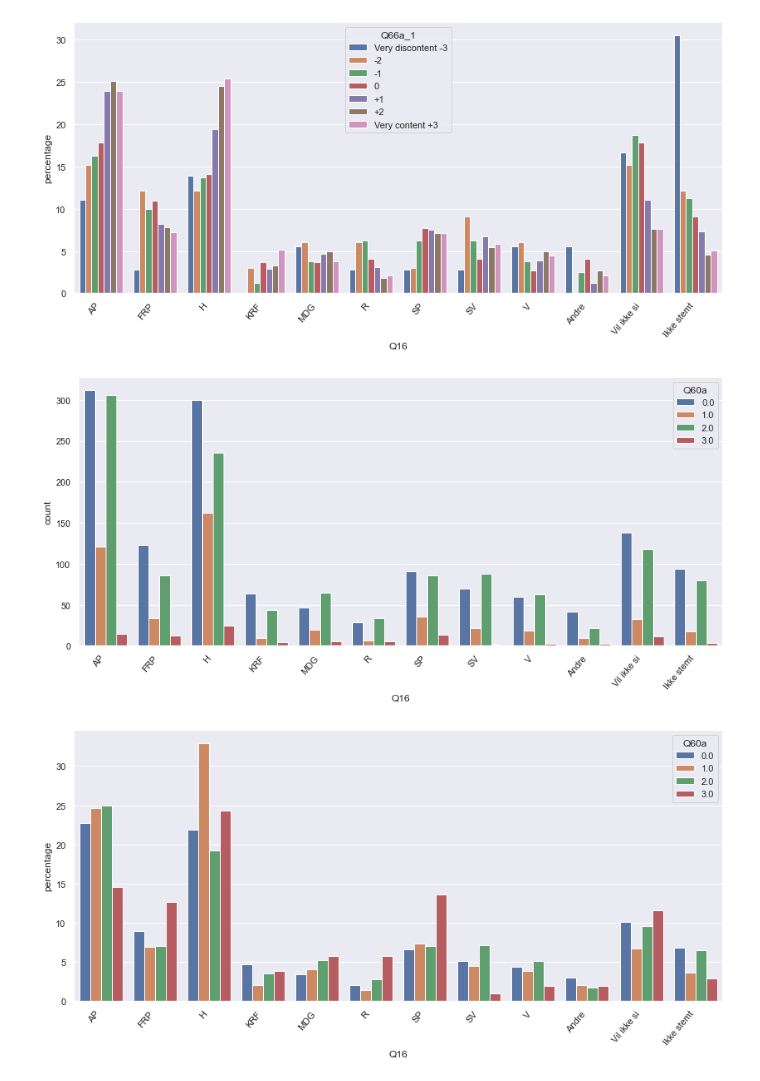
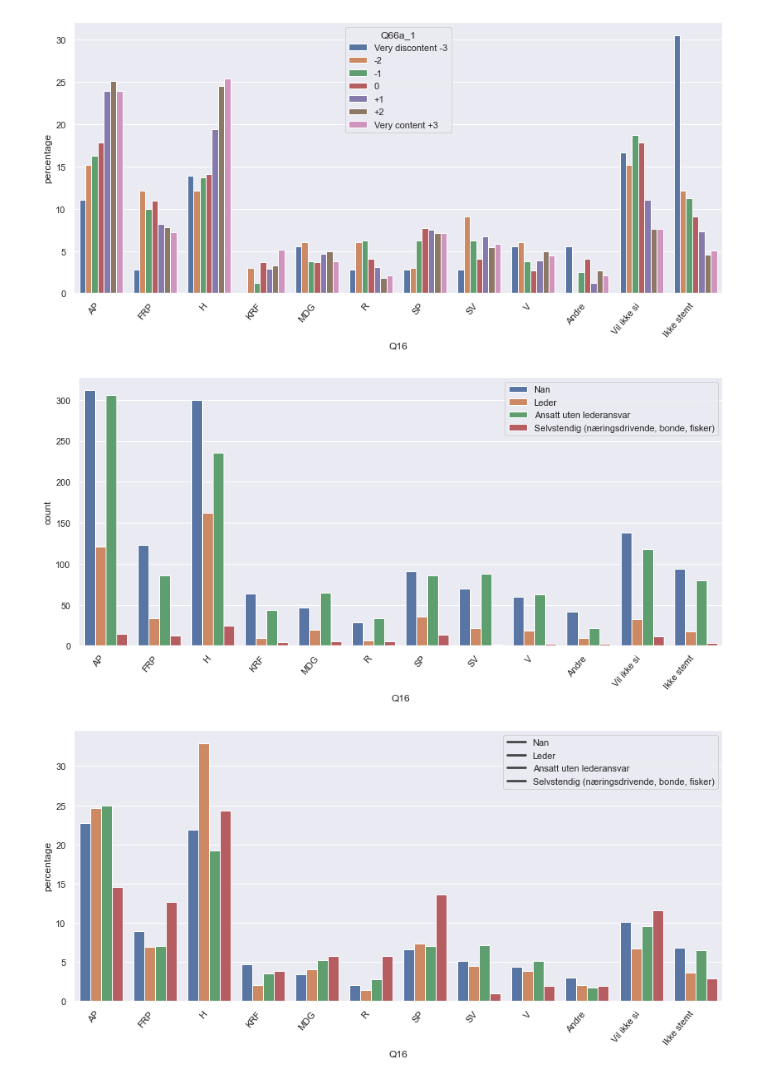
Before and after one commit to maritoye/Statistical-Learning, a Jupyter notebook: kommune_visualize.ipynb, the cells around one changed output. Cells and saved outputs as stored; diff of their text form; code cells hidden in the pictures.

```diff
--- a/kommune_visualize.ipynb
+++ b/kommune_visualize.ipynb
@@ -323,32 +323,33 @@ _ = plt.setp(p.get_xticklabels(), rotation=50)  # Rotate labels
 [figure]
 [figure]
 # %%
-#happiness = ["Very discontent -3", "-2", "-1", "0", "+1", "+2", "Very content +3"]
+work = ["Nan", "Leder", "Ansatt uten lederansvar", "Selvstendig (næringsdrivende, bonde, fisker)"]
 parties = ["AP","FRP","H","KRF","MDG","R","SP","SV","V","Andre","Vil ikke si","Ikke stemt"]
 sns.set(rc = {'figure.figsize':(14,6)})
 
 #Visualize without those who do not know
 without_8 = data[data.Q66a_1 != 8]
 without_8 = without_8[without_8.Q16 != 11.0]
 
 ax = sns.countplot(hue="Q60a",x="Q16",data=without_8)
 ax.set_xticklabels(parties, rotation=50, ha="right")
+ax.legend(work)
 plt.show()
 
 happy_counts = (without_8.groupby(['Q60a'])['Q16']
                      .value_counts(normalize=True)
                      .rename('percentage')
                      .mul(100)
                      .reset_index()
                      .sort_values('Q16'))
-#without_8["Q60a"] = without_8["Q60a"].map(dict(zip(range(1,7), happiness)))
+without_8["Q60a"] = without_8["Q60a"].map(dict(zip(range(0,3), work)))
 
 p = sns.barplot(x="Q16", y="percentage", hue="Q60a", data=happy_counts)
 p.set_xticklabels(parties, rotation=50, ha="right")
-#p.legend(happiness)
+p.legend(work)
 _ = plt.setp(p.get_xticklabels(), rotation=50)  # Rotate labels
 # %% [output]
-[figure, old version]
+[figure, new version]
-[figure, old version]
+[figure, new version]
 # %%
 data.to_csv("kommune_clean.csv")
```
Also changed, not shown: 13 other files.
